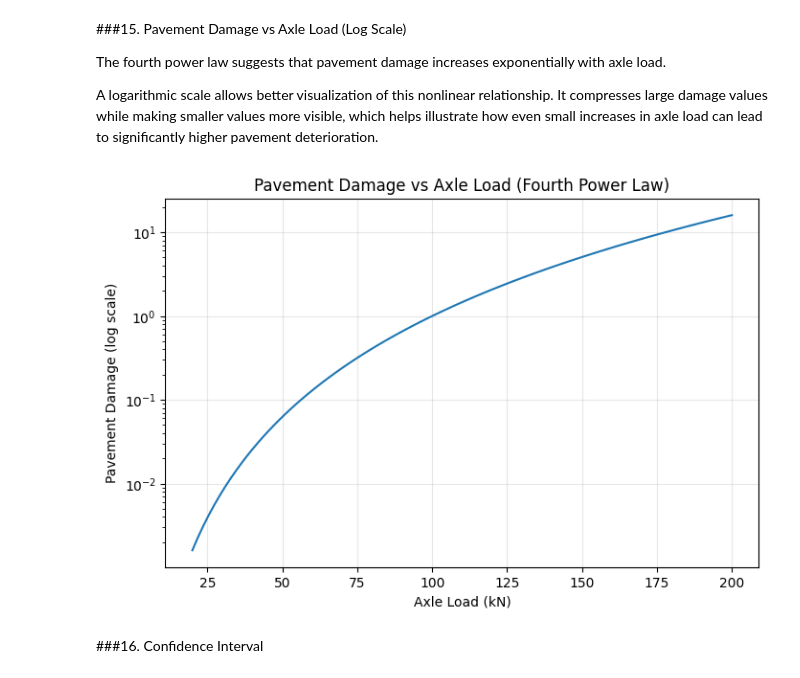
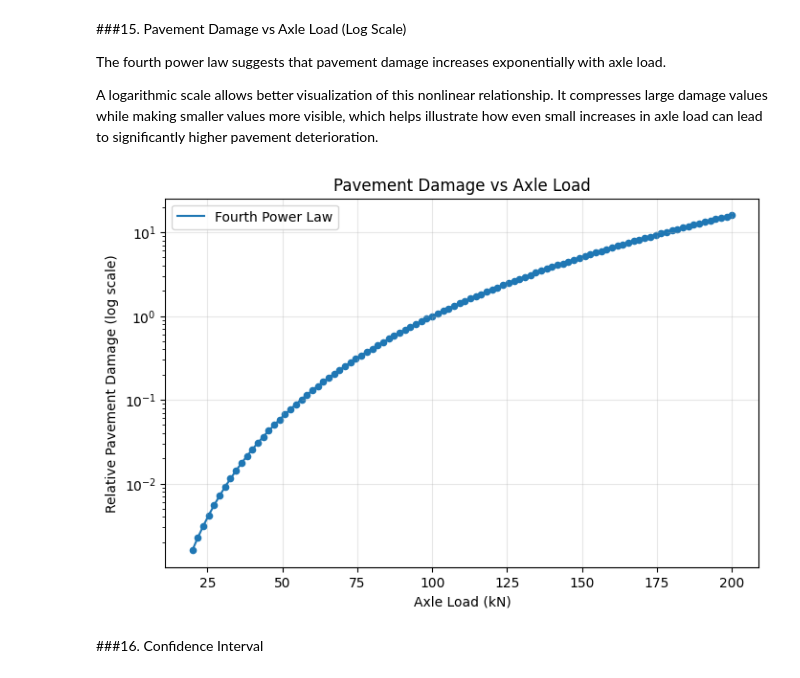
Before and after one commit to borisyotsov/traffic-load-equivalency-model, a Jupyter notebook: notebooks/Final_Project.ipynb, the cells around one changed output. Cells and saved outputs as stored; diff of their text form; code cells hidden in the pictures.

Commit message:
add plt.scatter

```diff
--- a/notebooks/Final_Project.ipynb
+++ b/notebooks/Final_Project.ipynb
@@ -509,24 +509,29 @@ A logarithmic scale allows better visualization of this nonlinear relationship.
 # %%
 axle_load = np.linspace(20, 200, 100)
 
 damage = (axle_load / 100) ** 4
 
 plt.figure(figsize=(8,5))
 
-plt.plot(axle_load, damage)
+plt.plot(axle_load, damage, label="Fourth Power Law")
+
+plt.scatter(axle_load, damage, s=20)
 
 plt.yscale("log")
 
 plt.xlabel("Axle Load (kN)")
-plt.ylabel("Pavement Damage (log scale)")
 
-plt.title("Pavement Damage vs Axle Load (Fourth Power Law)")
+plt.ylabel("Relative Pavement Damage (log scale)")
+
+plt.title("Pavement Damage vs Axle Load")
 
 plt.grid(alpha=0.3)
 
+plt.legend()
+
 plt.show()
 # %% [output]
-[figure, old version]
+[figure, new version]
 # %% [markdown]
 ###16. Confidence Interval
 # %% [markdown]
```
